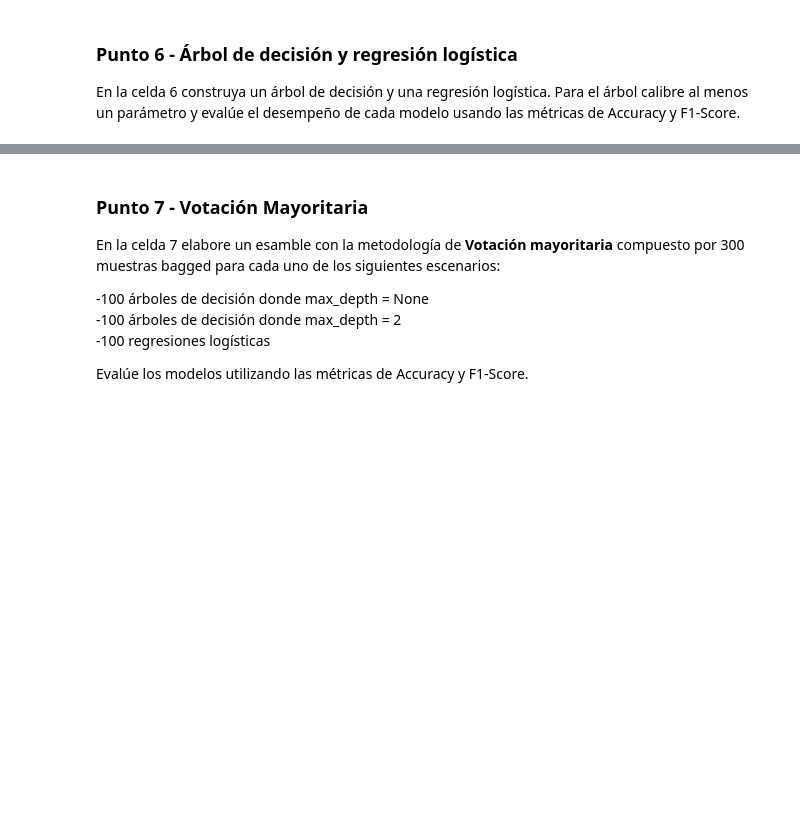
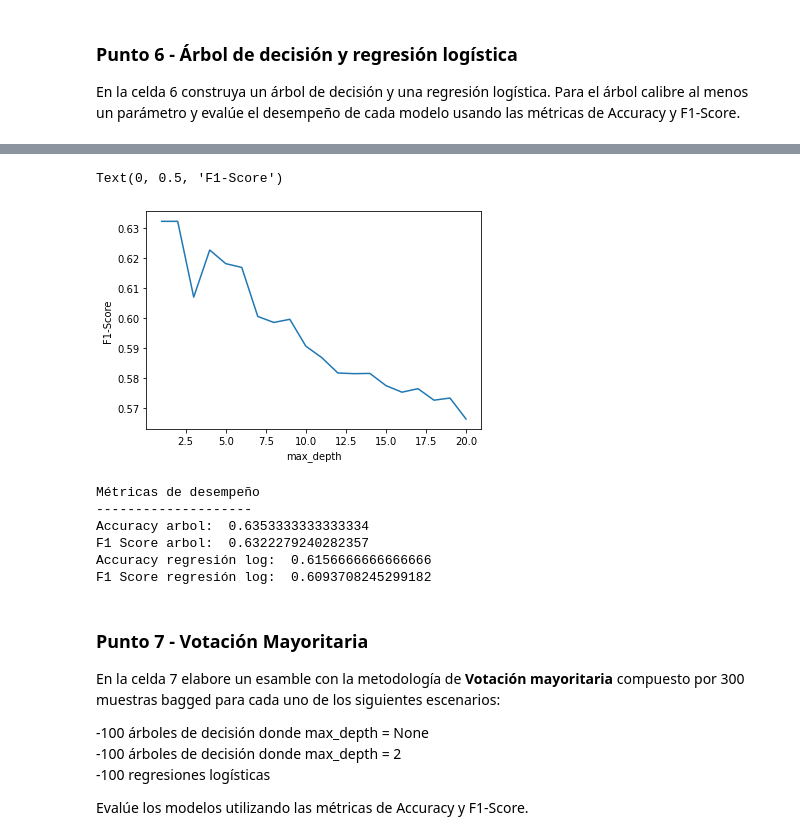
Before and after one commit to JuanCamiloPerezPena/ML_Y_LN, a Jupyter notebook: S1TC1_arboles_ensamblajes.ipynb, the cells around one changed output, grey strips where cells are left out. Cells and saved outputs as stored; diff of their text form; code cells hidden in the pictures; blank space fills up the shorter version.

```diff
--- a/S1TC1_arboles_ensamblajes.ipynb
+++ b/S1TC1_arboles_ensamblajes.ipynb
@@ -311,0 +361,7 @@ En la celda 6 construya un árbol de decisión y una regresión logística. Para
+# %%
+plt.plot(max_depth_range, f1_scores)
+plt.xlabel('max_depth')
+plt.ylabel('F1-Score')
+# %% [output]
+Text(0, 0.5, 'F1-Score')
+[figure, added]
@@ -312,3 +376,17 @@ En la celda 6 construya un árbol de decisión y una regresión logística. Para
+# %%
+print('Métricas de desempeño')
+print(('-'*20))
+print('Accuracy arbol: ', accu_arb)
+print('F1 Score arbol: ', f1_arb)
+print('Accuracy regresión log: ', accu_reg)
+print('F1 Score regresión log: ', f1_reg)
+# %% [output]
+Métricas de desempeño
+--------------------
+Accuracy arbol:  0.6353333333333334
+F1 Score arbol:  0.6322279240282357
+Accuracy regresión log:  0.6156666666666666
+F1 Score regresión log:  0.6093708245299182
 # %% [markdown]
 ### Punto 7 - Votación Mayoritaria
 En la celda 7 elabore un esamble con la metodología de **Votación mayoritaria** compuesto por 300 muestras bagged para cada uno de los siguientes escenarios:
```
Also changed, not shown: parts of 24 cells of this notebook.
